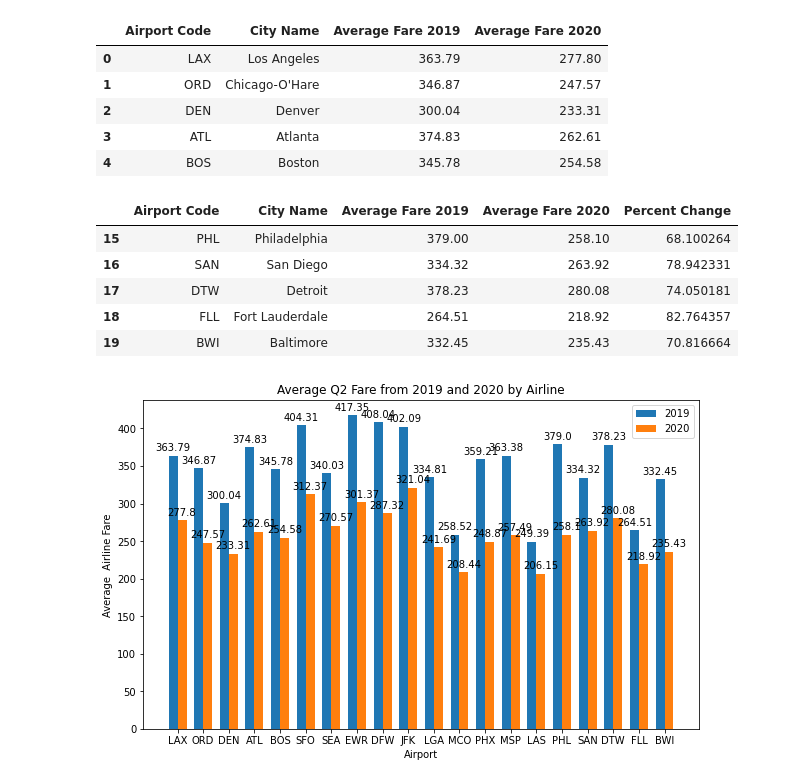
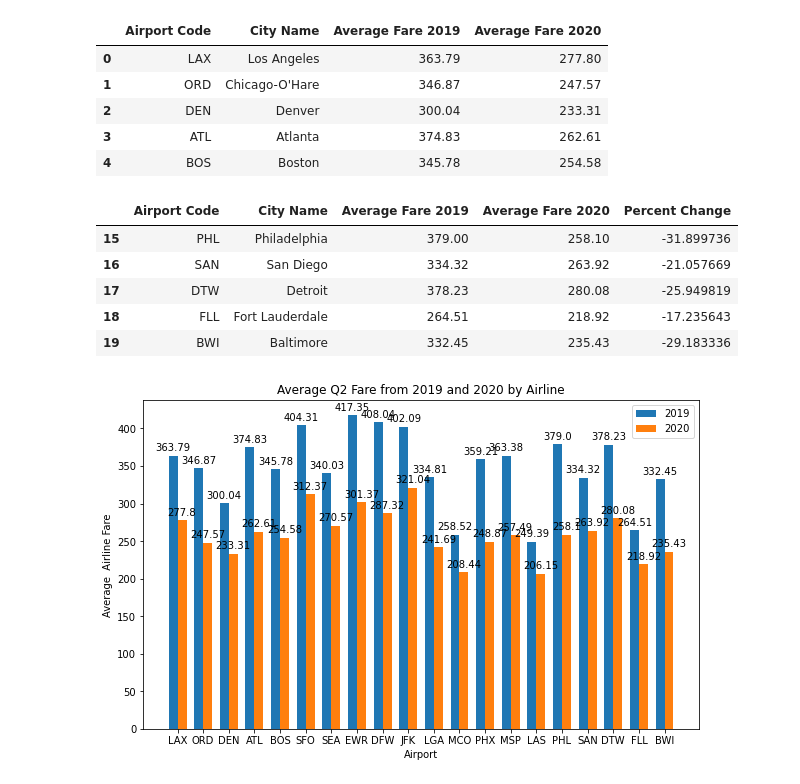
Before and after one commit to llhabers/Covid-19_Impact_on_the_US_Airline_Industry, a Jupyter notebook: samori/flight-fares.ipynb, the cells around one changed output. Cells and saved outputs as stored; diff of their text form; code cells hidden in the pictures.

```diff
--- a/samori/flight-fares.ipynb
+++ b/samori/flight-fares.ipynb
@@ -44,17 +36,18 @@ df.head()
 | 3 | ATL | Atlanta | 374.83 | 262.61 |
 | 4 | BOS | Boston | 345.78 | 254.58 |
 # %%
-perc_change = ((fare_2020/fare_2019)*100)
+#Adding a new column for later analtical purposes
+perc_change = (((fare_2020 - fare_2019)/fare_2019)*100)
 perc_change
 df['Percent Change'] = perc_change
 df.tail()
 # %% [output]
 |  | Airport Code | City Name | Average Fare 2019 | Average Fare 2020 | Percent Change |
-| 15 | PHL | Philadelphia | 379.00 | 258.10 | 68.100264 |
-| 16 | SAN | San Diego | 334.32 | 263.92 | 78.942331 |
-| 17 | DTW | Detroit | 378.23 | 280.08 | 74.050181 |
-| 18 | FLL | Fort Lauderdale | 264.51 | 218.92 | 82.764357 |
-| 19 | BWI | Baltimore | 332.45 | 235.43 | 70.816664 |
+| 15 | PHL | Philadelphia | 379.00 | 258.10 | -31.899736 |
+| 16 | SAN | San Diego | 334.32 | 263.92 | -21.057669 |
+| 17 | DTW | Detroit | 378.23 | 280.08 | -25.949819 |
+| 18 | FLL | Fort Lauderdale | 264.51 | 218.92 | -17.235643 |
+| 19 | BWI | Baltimore | 332.45 | 235.43 | -29.183336 |
 # %%
 labels = df['Airport Code']
 x = np.arange(len(labels))
```
Also changed, not shown: parts of 7 cells of this notebook, 1 other file.
